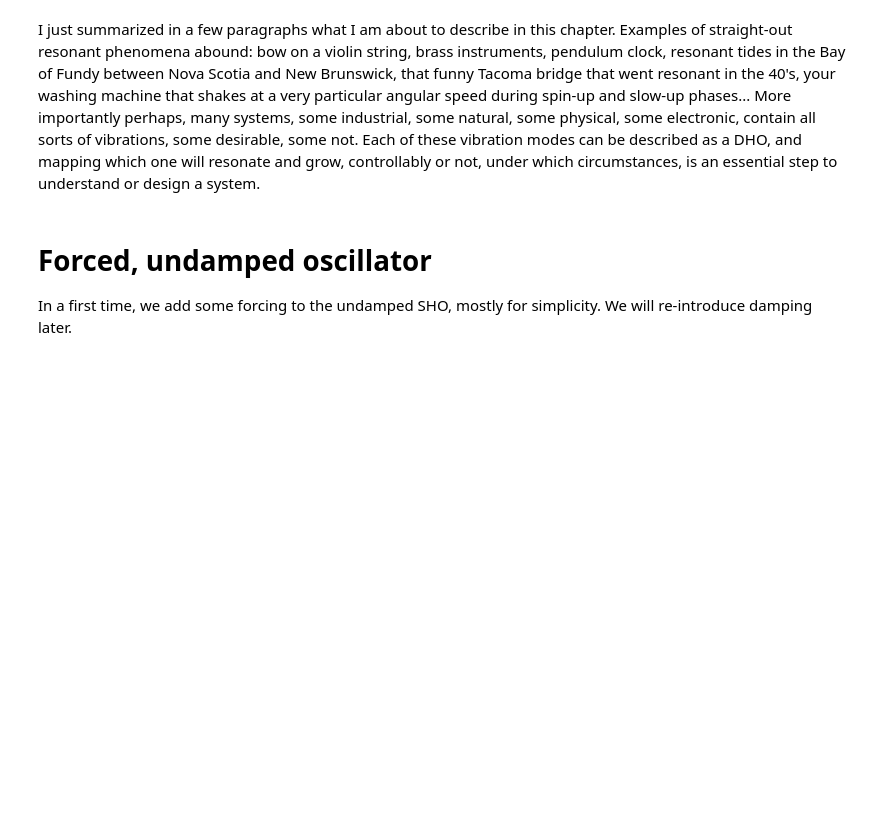
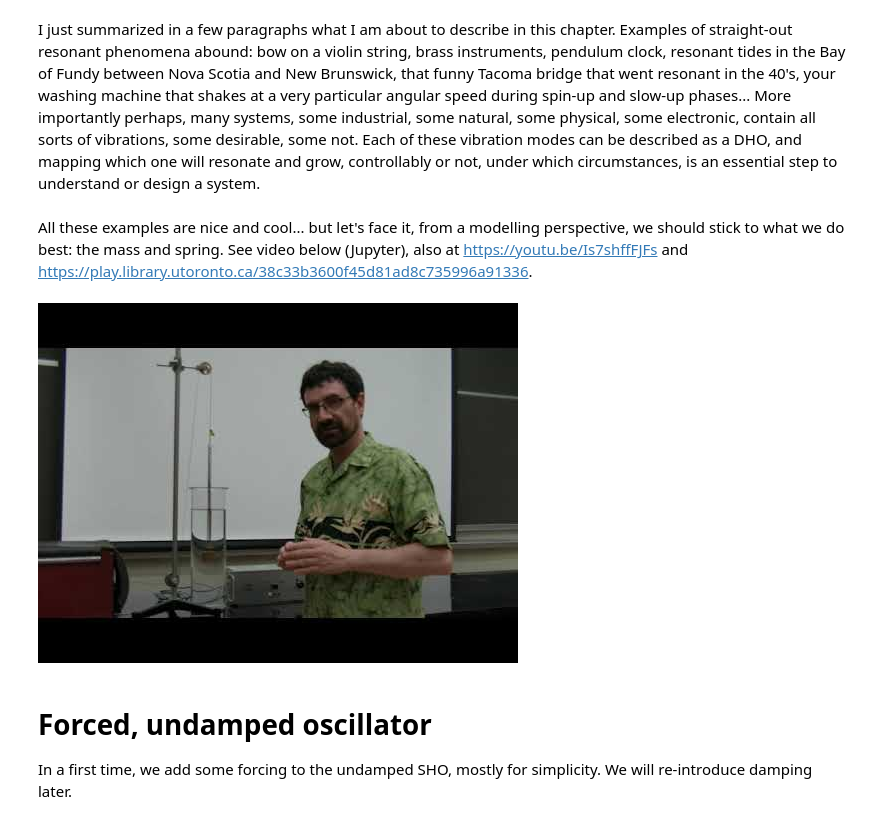
Before and after one commit to PHY293-Grisouard/Chapters-2020, a Jupyter notebook: C03 - Driven Oscillators/C03-ForcingResonance.ipynb, the cells around one changed output. Cells and saved outputs as stored; diff of their text form; code cells hidden in the pictures; blank space fills up the shorter version.

```diff
--- a/C03 - Driven Oscillators/C03-ForcingResonance.ipynb
+++ b/C03 - Driven Oscillators/C03-ForcingResonance.ipynb
@@ -121,6 +121,12 @@ I just summarized in a few paragraphs what I am about to describe in this chapte
 Examples of straight-out resonant phenomena abound: bow on a violin string, brass instruments, pendulum clock, resonant tides in the Bay of Fundy between Nova Scotia and New Brunswick, that funny Tacoma bridge that went resonant in the 40's, your washing machine that shakes at a very particular angular speed during spin-up and slow-up phases...
 More importantly perhaps, many systems, some industrial, some natural, some physical, some electronic, contain all sorts of vibrations, some desirable, some not.
 Each of these vibration modes can be described as a DHO, and mapping which one will resonate and grow, controllably or not, under which circumstances, is an essential step to understand or design a system.
+# %% [markdown]
+All these examples are nice and cool... but let's face it, from a modelling perspective, we should stick to what we do best: the mass and spring. See video below (Jupyter), also at https://youtu.be/Is7shffFJFs and https://play.library.utoronto.ca/38c33b3600f45d81ad8c735996a91336.
+# %%
+YouTubeVideo('Is7shffFJFs', width=560, height=315)
+# %% [output]
+[figure, added]
 # %% [markdown]
 # Forced, undamped oscillator
 
```
Also changed, not shown: parts of 10 cells of this notebook, 3 other files.
